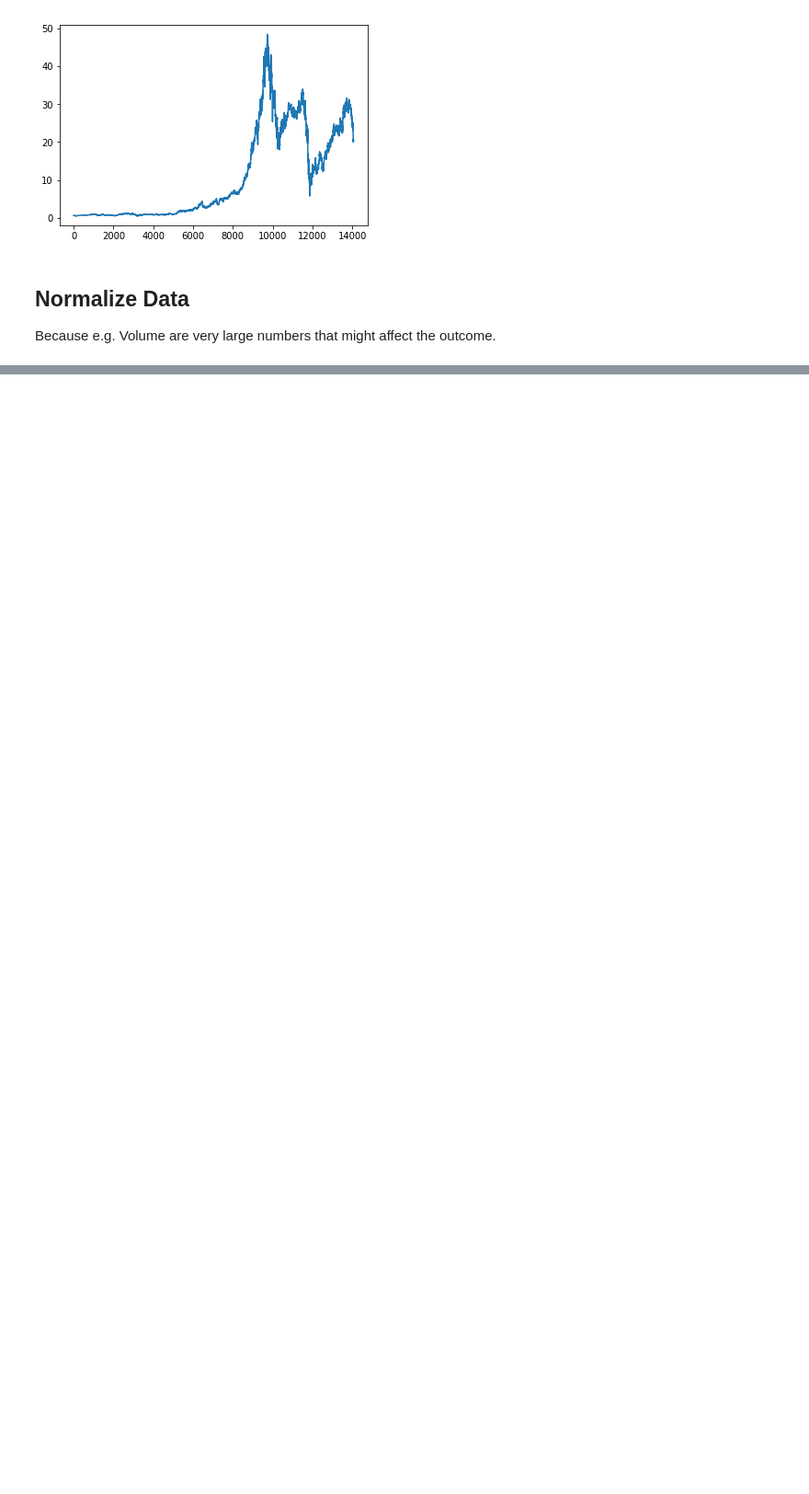
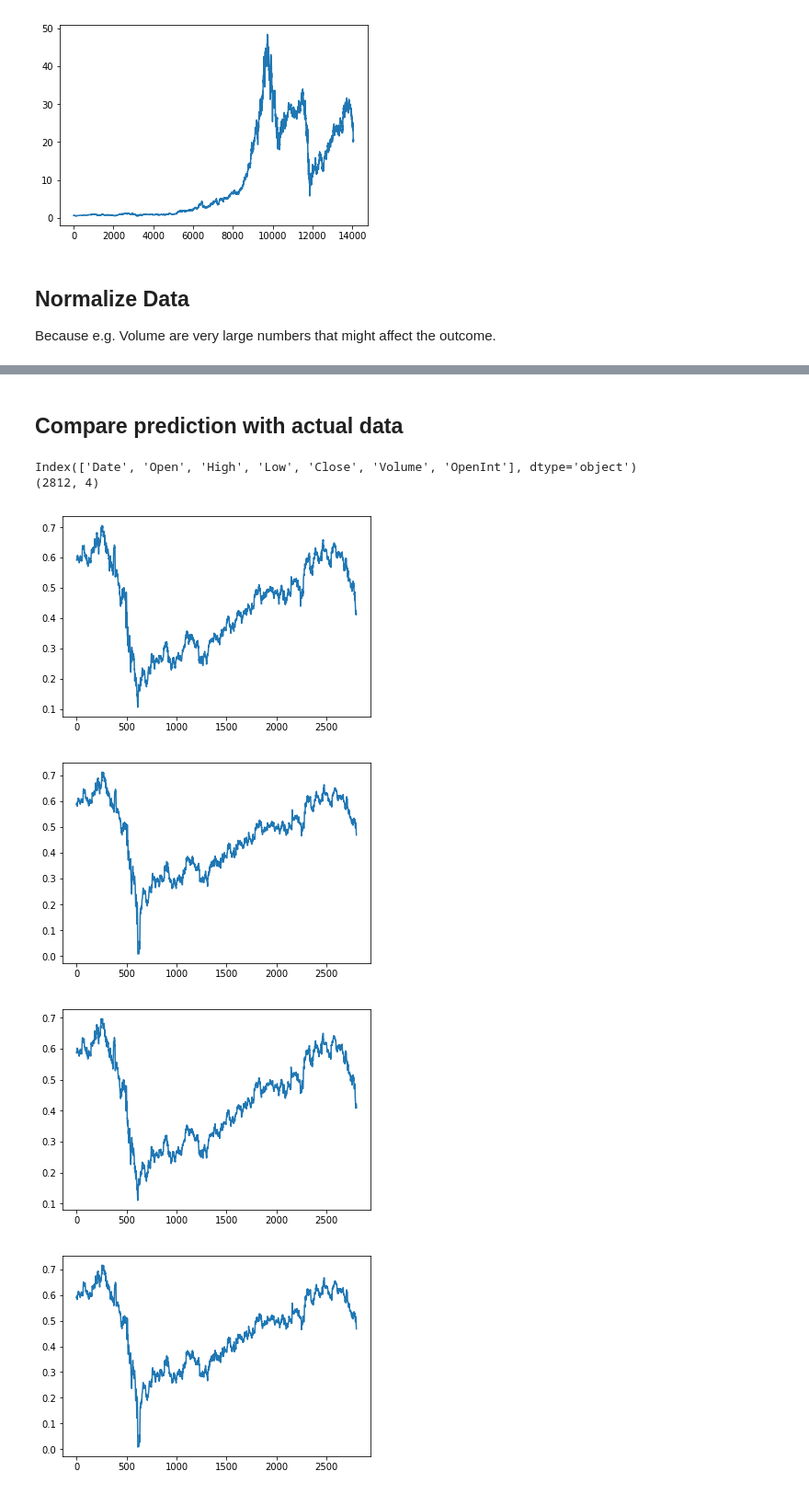
Before and after one commit to PatrickHuembeli/Recurrent_Networks_Introduction, a Jupyter notebook: LSTM/LSTM.ipynb, the cells around one changed output, grey strips where cells are left out. Shown at 92% size. Cells and saved outputs as stored; diff of their text form; code cells hidden in the pictures; blank space fills up the shorter version.

```diff
--- a/LSTM/LSTM.ipynb
+++ b/LSTM/LSTM.ipynb
@@ -45,0 +87,5 @@ x_test.shape
+# %%
+NUMBER_OF_STEPS = 10
+x_train, y_train = build_timeseries(x_train_raw, NUMBER_OF_STEPS)
+print(y_train[0])
+x_test, y_test = build_timeseries(x_test_raw, NUMBER_OF_STEPS)
@@ -45,0 +164,9 @@ x_test.shape
+# %%
+lstm_input_size = 4
+feature_dim = 4
+batch_size = 32
+output_dim = feature_dim
+num_layers = 10
+
+num_epochs = 10
+learning_rate = 0.001
@@ -45,0 +209,4 @@ x_test.shape
+# %%
+model = LSTM(lstm_input_size, feature_dim, output_dim=feature_dim, num_layers=num_layers)
+loss_fn = torch.nn.MSELoss(reduction='sum')
+optimiser = torch.optim.Adam(model.parameters(), lr=learning_rate)
@@ -45,0 +258,6 @@ x_test.shape
+# %%
+y_pred = model(torch.Tensor(x_test))
+y_te = torch.Tensor(y_test)
+total_loss = loss_fn(y_pred, y_te)
+print(total_loss.item())
+print(y_pred.shape)
@@ -45,0 +267,17 @@ x_test.shape
+# %% [markdown]
+## Compare prediction with actual data
+# %%
+print(data.keys())
+print(x_test_raw.shape)
+for i in range(feature_dim):
+    plt.plot(x_test_raw[10:,i]) # First 10 we don't have predictions
+    plt.show()
+    plt.plot(y_pred.detach().numpy()[:,i])
+    plt.show()
+# %% [output]
+Index(['Date', 'Open', 'High', 'Low', 'Close', 'Volume', 'OpenInt'], dtype='object')
+(2812, 4)
+[figure, added]
+[figure, added]
+[figure, added]
+[figure, added]
```
Also changed, not shown: parts of 26 cells of this notebook.
